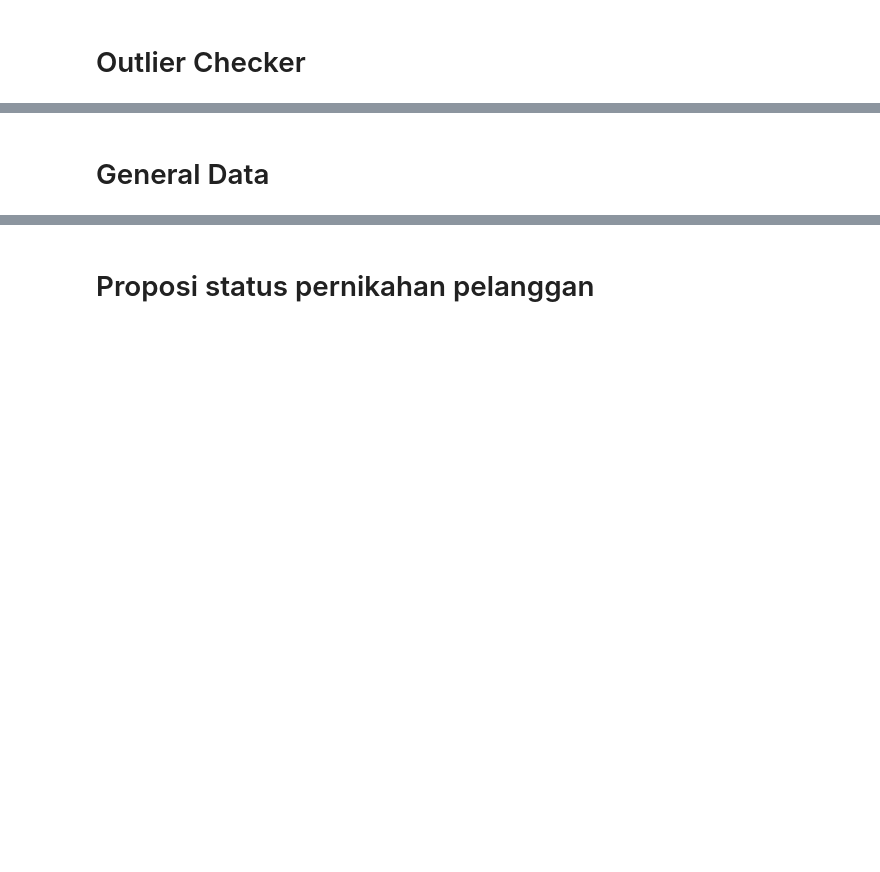
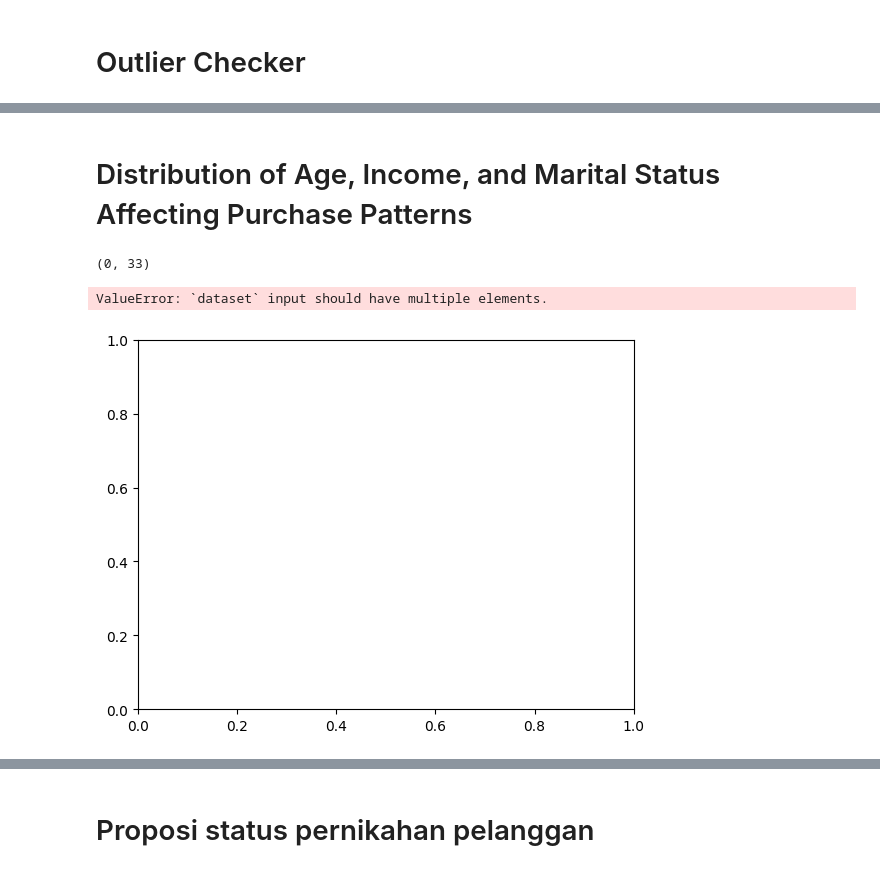
Before and after one commit to rilgilang/Capstone-Project-2, a Jupyter notebook: Capstone_Project_2_Customer.ipynb, the cells around one changed output, grey strips where cells are left out. Drawn from its saved outputs; the diff is of its cells as text; code cells hidden in the pictures; blank space fills up the shorter version.

```diff
--- a/Capstone_Project_2_Customer.ipynb
+++ b/Capstone_Project_2_Customer.ipynb
@@ -401,0 +425,13 @@ See the caveats in the documentation: https://pandas.pydata.org/pandas-docs/stab
+# %%
+# Sample DataFrame creation (assuming df is already defined)
+# df = pd.read_csv('your_file.csv')  # Uncomment and modify if reading from a file
+
+# Define income bins and labels
+bins = [1730, 35694, 51650, 68277.5, 162397]
+labels = ['Low', 'Middle', 'High', 'Very High']
+
+# Create the 'Income_Category' column based on the defined bins
+df['Income_Category'] = pd.cut(df['Income'], bins=bins, labels=labels, right=False)
+
+# Display the result
+print(df[['Income', 'Income_Category']].head())
@@ -404,5 +469,5 @@ See the caveats in the documentation: https://pandas.pydata.org/pandas-docs/stab
+# %% [markdown]
+# Distribution of Age, Income, and Marital Status Affecting Purchase Patterns
 # %%
 import seaborn as sns
 import matplotlib.pyplot as plt
-# %% [markdown]
-# General Data
@@ -410,0 +474,24 @@ df
+# %%
+df_filtered = df[(df['Age'] >= 1940) & (df['Age'] <= current_year)]
+
+# Print the shape of the filtered DataFrame to check if it's empty
+print(df_filtered.shape)
+
+# Age Distribution vs. Total Purchase
+sns.histplot(data=df_filtered, x='Age', hue='Total_Purchase', kde=True)
+plt.title('Age Distribution vs. Total Purchase')
+plt.show()
+
+# Income Distribution vs. Total Purchase
+sns.histplot(data=df_filtered, x='Annual_Income', hue='Total_Purchase', kde=True)
+plt.title('Income Distribution vs. Total Purchase')
+plt.show()
+
+# Relationship Status vs. Total Purchase
+sns.boxplot(data=df_filtered, x='Relationship_Status', y='Total_Purchase')
+plt.title('Relationship Status vs. Total Purchase')
+plt.show()
+# %% [output]
+(0, 33)
+ValueError: `dataset` input should have multiple elements.
+[figure, added]
```
Also changed, not shown: parts of 58 cells of this notebook.
